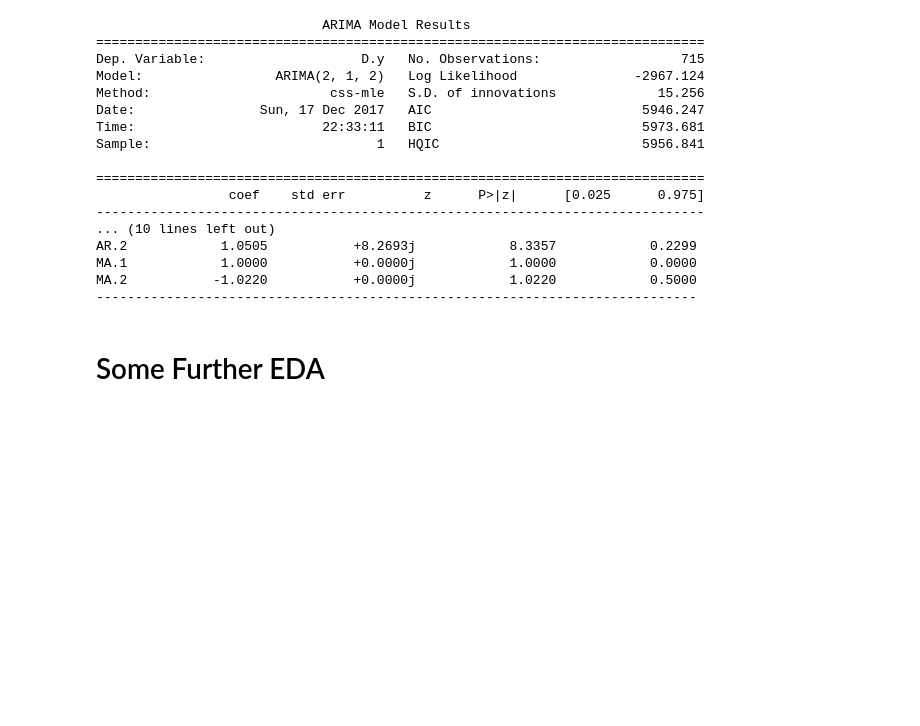
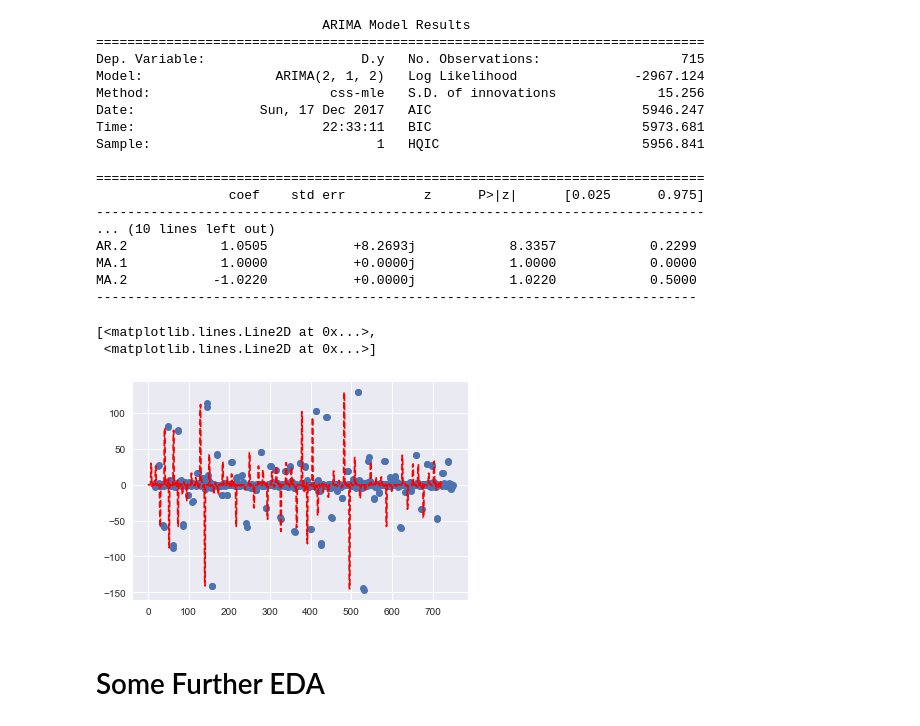
Before and after one commit to JoeGanser/Capstone-Final, a Jupyter notebook: Completed Capstone.ipynb, the cells around one changed output. Saved outputs shown, nothing was run; the diff lists cells and outputs as text; code cells hidden in the pictures; blank space fills up the shorter version.

```diff
--- a/Completed Capstone.ipynb
+++ b/Completed Capstone.ipynb
@@ -336,6 +334,12 @@ AR.2            1.0505           +8.2693j            8.3357            0.2299
 MA.1            1.0000           +0.0000j            1.0000            0.0000
 MA.2           -1.0220           +0.0000j            1.0220            0.5000
 -----------------------------------------------------------------------------
+# %%
+plt.plot(df.High, 'o', fcast, 'r--')
+# %% [output]
+[<matplotlib.lines.Line2D at 0x...>,
+ <matplotlib.lines.Line2D at 0x...>]
+[figure, added]
 # %% [markdown]
 # Some Further EDA
 # %%
```
Also changed, not shown: parts of 12 cells of this notebook.
